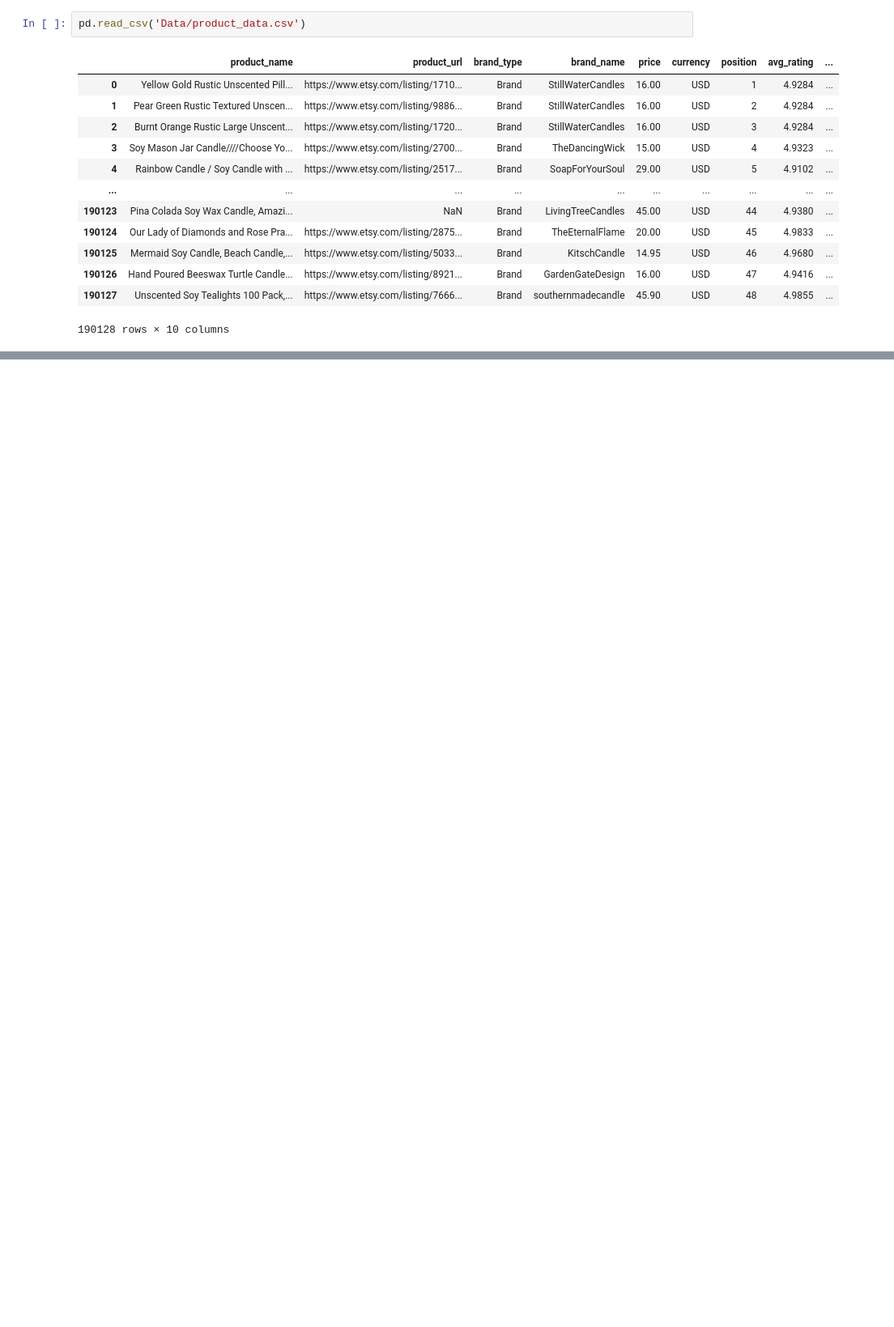
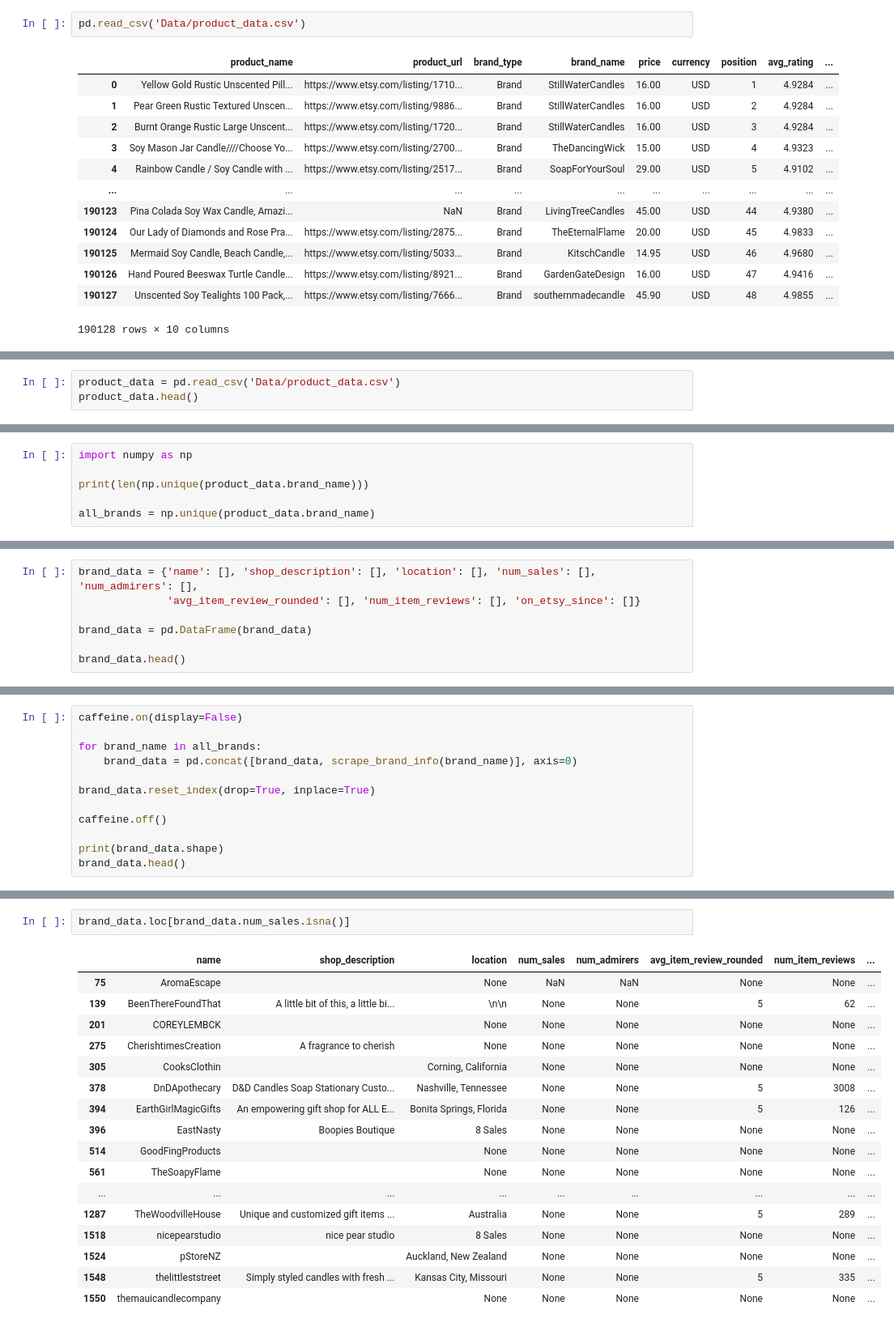
Before and after one commit to ran0027/etsy-candle-pricing-model, a Jupyter notebook: web-scraping.ipynb, the cells around one changed output, grey strips where cells are left out. Shown at 81% size. Saved outputs shown, nothing was run; the diff lists cells and outputs as text; blank space fills up the shorter version.

Commit message:
Scrape brand data

```diff
--- a/web-scraping.ipynb
+++ b/web-scraping.ipynb
@@ -212,0 +427,3 @@ pd.read_csv('Data/product_data.csv')
+# %%
+product_data = pd.read_csv('Data/product_data.csv')
+product_data.head()
@@ -212,0 +453,6 @@ pd.read_csv('Data/product_data.csv')
+# %%
+import numpy as np
+
+print(len(np.unique(product_data.brand_name)))
+
+all_brands = np.unique(product_data.brand_name)
@@ -212,0 +463,7 @@ pd.read_csv('Data/product_data.csv')
+# %%
+brand_data = {'name': [], 'shop_description': [], 'location': [], 'num_sales': [], 'num_admirers': [],
+              'avg_item_review_rounded': [], 'num_item_reviews': [], 'on_etsy_since': []}
+
+brand_data = pd.DataFrame(brand_data)
+
+brand_data.head()
@@ -212,0 +472,12 @@ pd.read_csv('Data/product_data.csv')
+# %%
+caffeine.on(display=False)
+
+for brand_name in all_brands:
+    brand_data = pd.concat([brand_data, scrape_brand_info(brand_name)], axis=0)
+
+brand_data.reset_index(drop=True, inplace=True)
+
+caffeine.off()
+
+print(brand_data.shape)
+brand_data.head()
@@ -212,0 +532,20 @@ pd.read_csv('Data/product_data.csv')
+# %%
+brand_data.loc[brand_data.num_sales.isna()]
+# %% [output]
+|  | name | shop_description | location | num_sales | num_admirers | avg_item_review_rounded | num_item_reviews | ... |
+| 75 | AromaEscape |  | None | NaN | NaN | None | None | ... |
+| 139 | BeenThereFoundThat | A little bit of this, a little bi... | \n\n | None | None | 5 | 62 | ... |
+| 201 | COREYLEMBCK |  | None | None | None | None | None | ... |
+| 275 | CherishtimesCreation | A fragrance to cherish | None | None | None | None | None | ... |
+| 305 | CooksClothin |  | Corning, California | None | None | None | None | ... |
+| 378 | DnDApothecary | D&D Candles Soap Stationary Custo... | Nashville, Tennessee | None | None | 5 | 3008 | ... |
+| 394 | EarthGirlMagicGifts | An empowering gift shop for ALL E... | Bonita Springs, Florida | None | None | 5 | 126 | ... |
+| 396 | EastNasty | Boopies Boutique | 8 Sales | None | None | None | None | ... |
+| 514 | GoodFingProducts |  | None | None | None | None | None | ... |
+| 561 | TheSoapyFlame |  | None | None | None | None | None | ... |
+| ... | ... | ... | ... | ... | ... | ... | ... | ... |
+| 1287 | TheWoodvilleHouse | Unique and customized gift items ... | Australia | None | None | 5 | 289 | ... |
+| 1518 | nicepearstudio | nice pear studio | 8 Sales | None | None | None | None | ... |
+| 1524 | pStoreNZ |  | Auckland, New Zealand | None | None | None | None | ... |
+| 1548 | thelittleststreet | Simply styled candles with fresh ... | Kansas City, Missouri | None | None | 5 | 335 | ... |
+| 1550 | themauicandlecompany |  | None | None | None | None | None | ... |
```
Also changed, not shown: parts of 69 cells of this notebook.
